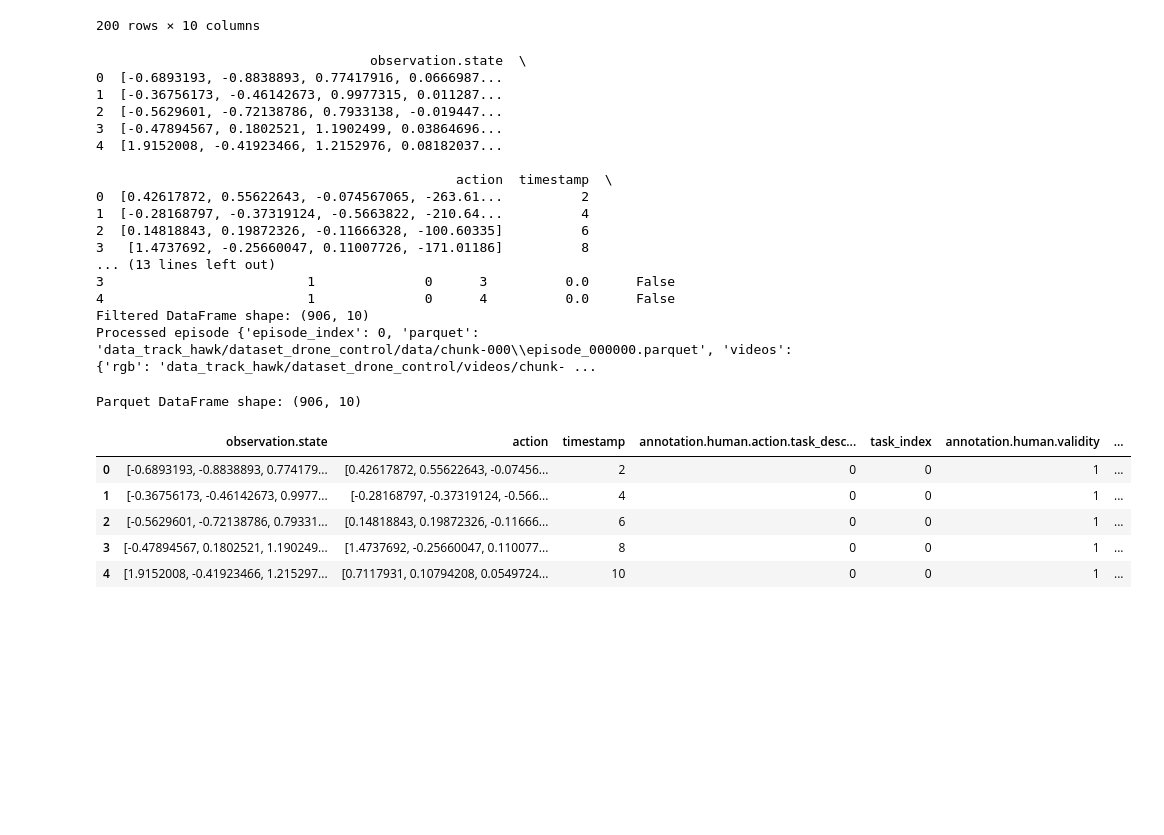
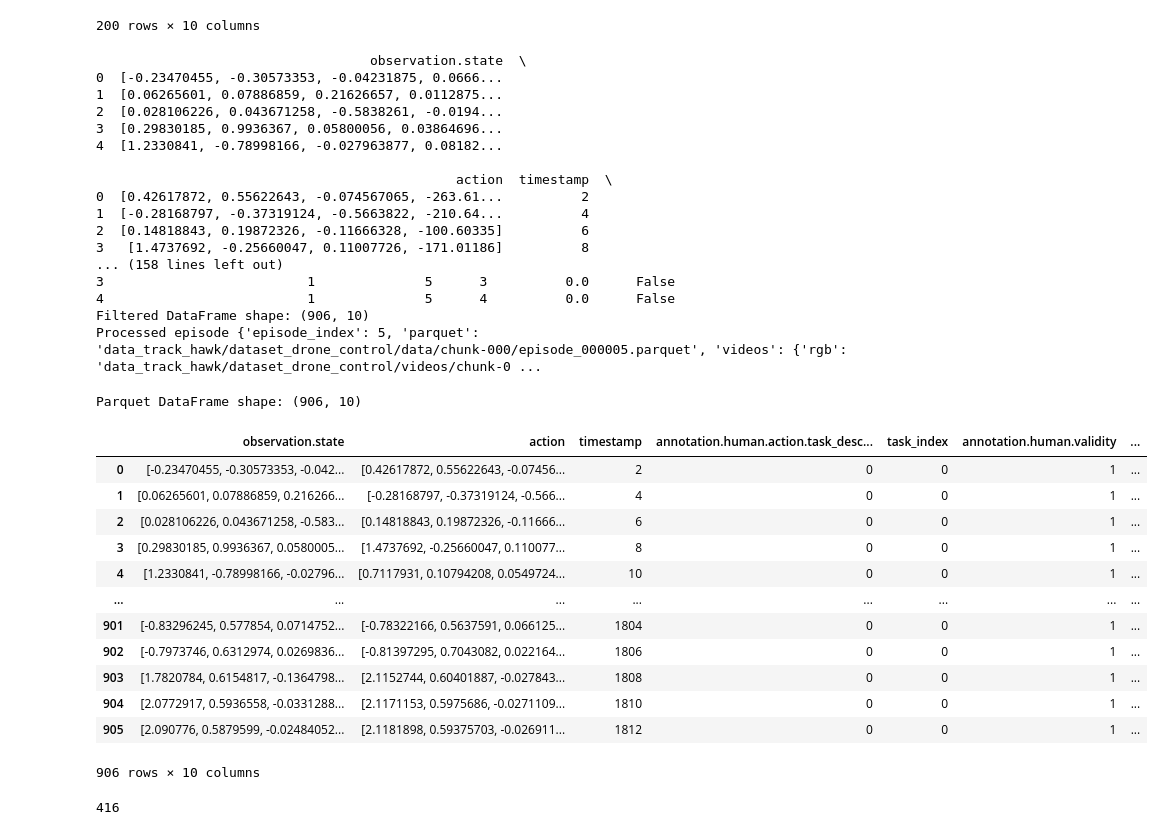
Before and after one commit to DavidKalajdzic/track-hawk, a Jupyter notebook: test.ipynb, the cells around one changed output. Cells and saved outputs as stored; diff of their text form; code cells hidden in the pictures; blank space fills up the shorter version.

```diff
--- a/test.ipynb
+++ b/test.ipynb
@@ -261,37 +247,52 @@ def process_episode(episode_idx: int,
 BEFORE = "data_track_hawk/before_processing"
 DATA_OUT = "data_track_hawk/dataset_drone_control/data/chunk-000"
 VIDEO_OUT = "data_track_hawk/dataset_drone_control/videos/chunk-000"
-result = process_episode(0, BEFORE, DATA_OUT, VIDEO_OUT)
-print("Processed episode", result)
+for i in range(0, 6):
+    result = process_episode(i, BEFORE, DATA_OUT, VIDEO_OUT)
+    print("Processed episode", result)
 # %% [output]
                                    observation.state  \
-0  [-0.6893193, -0.8838893, 0.77417916, 0.0666987...
-1  [-0.36756173, -0.46142673, 0.9977315, 0.011287...
-2  [-0.5629601, -0.72138786, 0.7933138, -0.019447...
-3  [-0.47894567, 0.1802521, 1.1902499, 0.03864696...
-4  [1.9152008, -0.41923466, 1.2152976, 0.08182037...
+0  [-0.23470455, -0.30573353, -0.04231875, 0.0666...
+1  [0.06265601, 0.07886859, 0.21626657, 0.0112875...
+2  [0.028106226, 0.043671258, -0.5838261, -0.0194...
+3  [0.29830185, 0.9936367, 0.05800056, 0.03864696...
+4  [1.2330841, -0.78998166, -0.027963877, 0.08182...
 
                                               action  timestamp  \
 0  [0.42617872, 0.55622643, -0.074567065, -263.61...          2
 1  [-0.28168797, -0.37319124, -0.5663822, -210.64...          4
 2  [0.14818843, 0.19872326, -0.11666328, -100.60335]          6
 3   [1.4737692, -0.25660047, 0.11007726, -171.01186]          8
-... (13 lines left out)
-3                          1              0      3          0.0      False
-4                          1              0      4          0.0      False
+... (158 lines left out)
+3                          1              5      3          0.0      False
+4                          1              5      4          0.0      False
 Filtered DataFrame shape: (906, 10)
-Processed episode {'episode_index': 0, 'parquet': 'data_track_hawk/dataset_drone_control/data/chunk-000\\episode_000000.parquet', 'videos': {'rgb': 'data_track_hawk/dataset_drone_control/videos/chunk- ...
+Processed episode {'episode_index': 5, 'parquet': 'data_track_hawk/dataset_drone_control/data/chunk-000/episode_000005.parquet', 'videos': {'rgb': 'data_track_hawk/dataset_drone_control/videos/chunk-0 ...
-# %%
-df_ = pd.read_parquet(result["parquet"])
-print("Parquet DataFrame shape:", df_.shape)
-# %% [output]
-Parquet DataFrame shape: (906, 10)
-# %%
-df_.head(5)  # Display the first 5 rows of the DataFrame
-# %% [output]
-|  | observation.state | action | timestamp | annotation.human.action.task_desc... | task_index | annotation.human.validity | ... |
-| 0 | [-0.6893193, -0.8838893, 0.774179... | [0.42617872, 0.55622643, -0.07456... | 2 | 0 | 0 | 1 | ... |
-| 1 | [-0.36756173, -0.46142673, 0.9977... | [-0.28168797, -0.37319124, -0.566... | 4 | 0 | 0 | 1 | ... |
-| 2 | [-0.5629601, -0.72138786, 0.79331... | [0.14818843, 0.19872326, -0.11666... | 6 | 0 | 0 | 1 | ... |
-| 3 | [-0.47894567, 0.1802521, 1.190249... | [1.4737692, -0.25660047, 0.110077... | 8 | 0 | 0 | 1 | ... |
-| 4 | [1.9152008, -0.41923466, 1.215297... | [0.7117931, 0.10794208, 0.0549724... | 10 | 0 | 0 | 1 | ... |
+# %%
+df_ = pd.read_parquet(result["parquet"])
+print("Parquet DataFrame shape:", df_.shape)
+
+df_
+# %% [output]
+Parquet DataFrame shape: (906, 10)
+|  | observation.state | action | timestamp | annotation.human.action.task_desc... | task_index | annotation.human.validity | ... |
+| 0 | [-0.23470455, -0.30573353, -0.042... | [0.42617872, 0.55622643, -0.07456... | 2 | 0 | 0 | 1 | ... |
+| 1 | [0.06265601, 0.07886859, 0.216266... | [-0.28168797, -0.37319124, -0.566... | 4 | 0 | 0 | 1 | ... |
+| 2 | [0.028106226, 0.043671258, -0.583... | [0.14818843, 0.19872326, -0.11666... | 6 | 0 | 0 | 1 | ... |
+| 3 | [0.29830185, 0.9936367, 0.0580005... | [1.4737692, -0.25660047, 0.110077... | 8 | 0 | 0 | 1 | ... |
+| 4 | [1.2330841, -0.78998166, -0.02796... | [0.7117931, 0.10794208, 0.0549724... | 10 | 0 | 0 | 1 | ... |
+| ... | ... | ... | ... | ... | ... | ... | ... |
+| 901 | [-0.83296245, 0.577854, 0.0714752... | [-0.78322166, 0.5637591, 0.066125... | 1804 | 0 | 0 | 1 | ... |
+| 902 | [-0.7973746, 0.6312974, 0.0269836... | [-0.81397295, 0.7043082, 0.022164... | 1806 | 0 | 0 | 1 | ... |
+| 903 | [1.7820784, 0.6154817, -0.1364798... | [2.1152744, 0.60401887, -0.027843... | 1808 | 0 | 0 | 1 | ... |
+| 904 | [2.0772917, 0.5936558, -0.0331288... | [2.1171153, 0.5975686, -0.0271109... | 1810 | 0 | 0 | 1 | ... |
+| 905 | [2.090776, 0.5879599, -0.02484052... | [2.1181898, 0.59375703, -0.026911... | 1812 | 0 | 0 | 1 | ... |
+906 rows × 10 columns
+# %%
+import cv2
+cap = cv2.VideoCapture("/Users/david/Documents/visual-intelligence/track-hawk/Isaac-GR00T/demo_data/robot_sim.PickNPlace/videos/chunk-000/observation.images.ego_view/episode_000000.mp4")
+frame_count = int(cap.get(cv2.CAP_PROP_FRAME_COUNT))
+cap.release()
+print(frame_count)
+# %% [output]
+416
```
Also changed, not shown: parts of 7 cells of this notebook, 5 other files.
